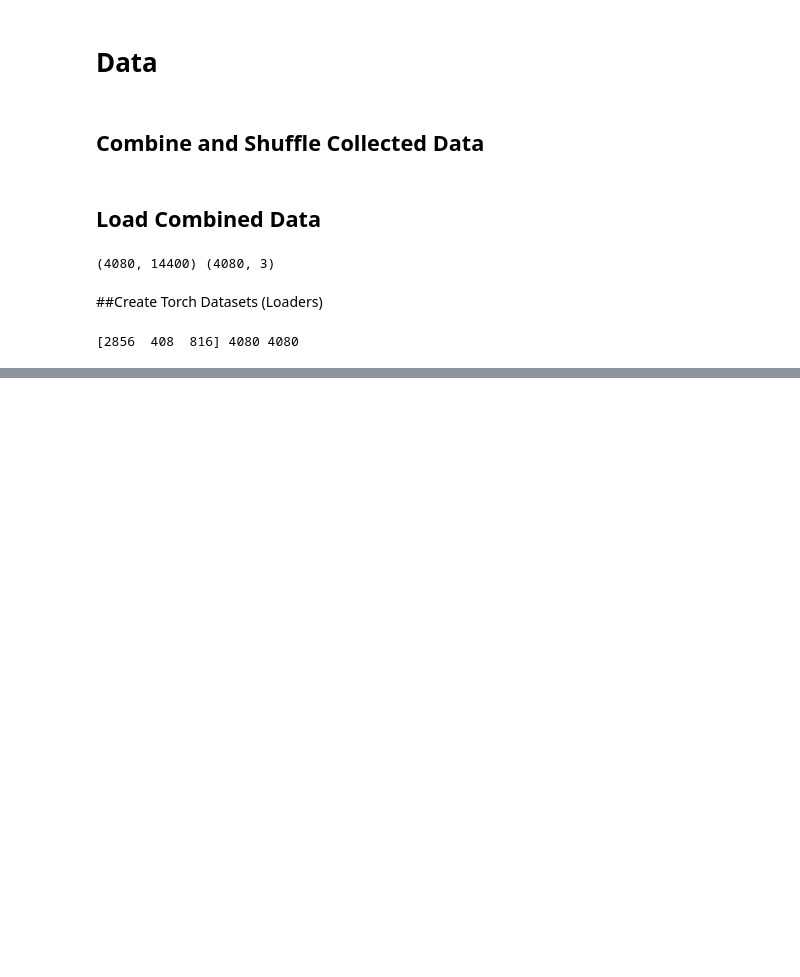
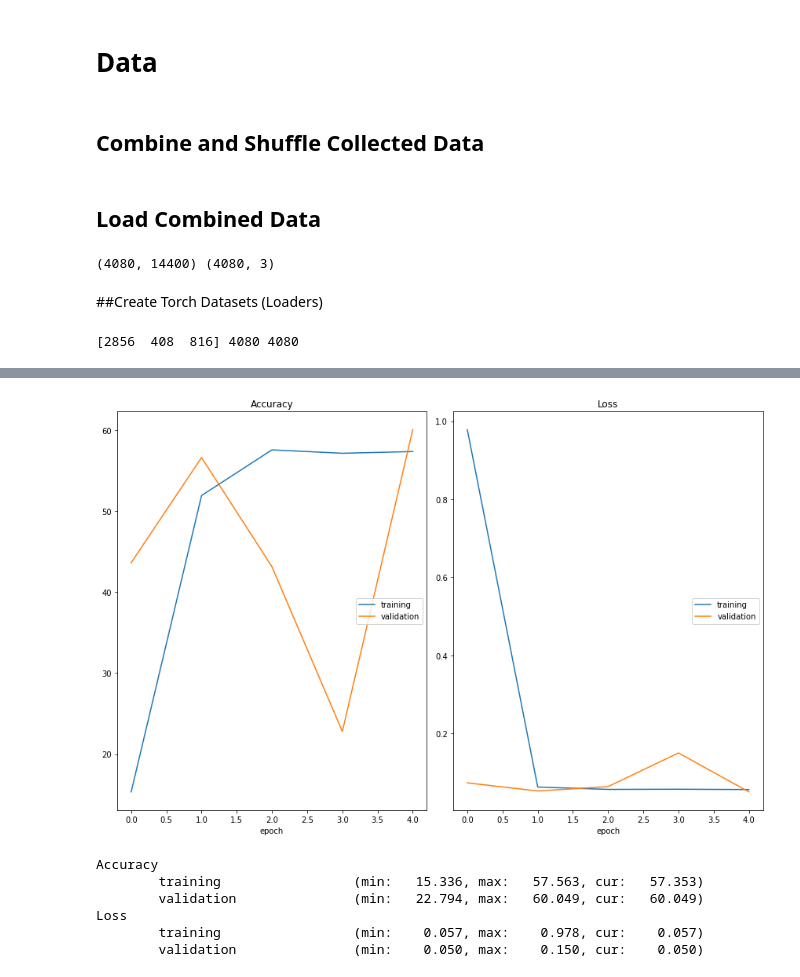
Before and after one commit to taasinsaquib/retina, a Jupyter notebook: onv.ipynb, the cells around one changed output, grey strips where cells are left out. Drawn from its saved outputs; the diff is of its cells as text; code cells hidden in the pictures; blank space fills up the shorter version.

Commit message:
resnet experiment #1

```diff
--- a/onv.ipynb
+++ b/onv.ipynb
@@ -151,0 +332,28 @@ dataloaders = {
+# %%
+class MyResNet(nn.Module):
+  def __init__(self, pretrained):
+    super(MyResNet, self).__init__()
+
+    self.pretrained = pretrained
+    self.input = nn.Conv2d(2, 3, (2, 4280), stride=1, padding='same')
+
+  def forward(self, x):
+
+    # print(x.shape)
+
+    x = self.input(x)
+
+    # print(x.shape)
+
+    x = self.pretrained(x)
+
+    # print((x).type())
+
+    return x
+# %%
+modResnet = torchvision.models.resnet18(pretrained=True)
+
+for param in modResnet.parameters():
+    param.requires_grad = False
+
+modResnet.fc = nn.Linear(512, 3)
@@ -151,0 +386,8 @@ dataloaders = {
+# %%
+def pipeline(model, lr=1e-2, weight_decay=0.1, epochs=25):
+
+  opt = torch.optim.Adam(model.parameters(), lr, weight_decay=weight_decay)
+
+  best_model, m = train_model(model, opt, num_epochs=epochs)
+
+  return best_model, m
@@ -151,0 +402,14 @@ dataloaders = {
+# %%
+model = MyResNet(modResnet)
+model.float()
+model.to(device)
+# %%
+best, last = pipeline(model, epochs=5)
+# %% [output]
+[figure, added]
+Accuracy
+        training                 (min:   15.336, max:   57.563, cur:   57.353)
+        validation               (min:   22.794, max:   60.049, cur:   60.049)
+Loss
+        training                 (min:    0.057, max:    0.978, cur:    0.057)
+        validation               (min:    0.050, max:    0.150, cur:    0.050)
```
Also changed, not shown: parts of 17 cells of this notebook.
